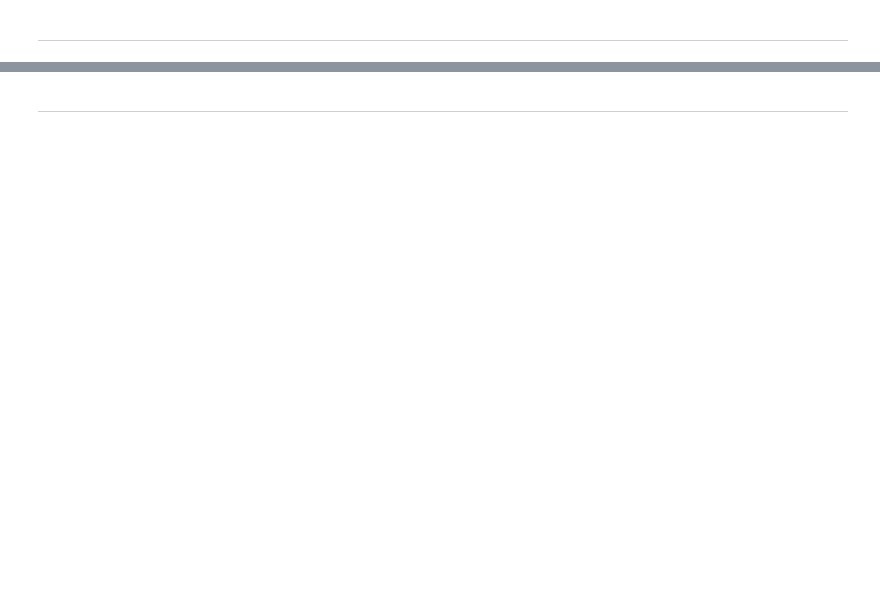
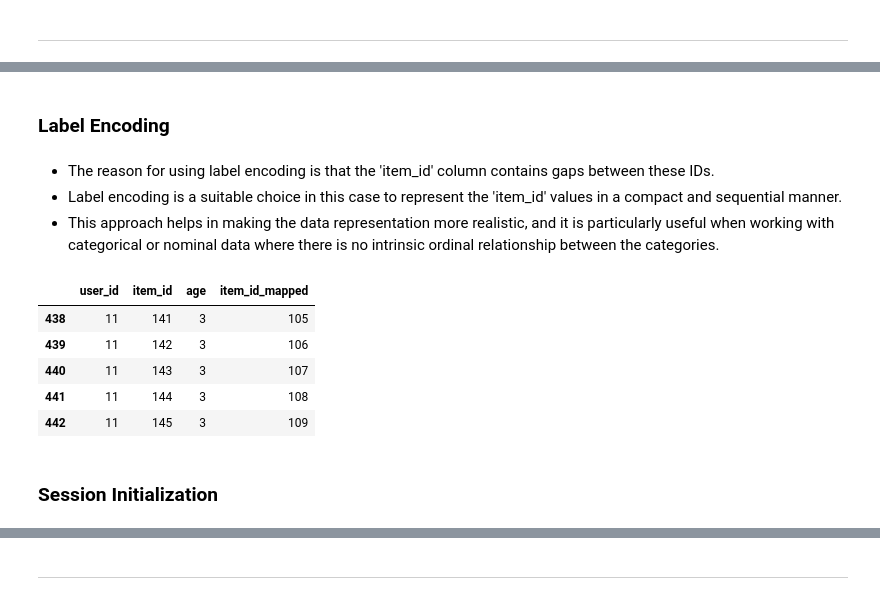
Before and after one commit to YaraElzahy/Tenrec-Session-Base-Recommendation-System, a Jupyter notebook: project_nextitnet.ipynb, the cells around one changed output, grey strips where cells are left out. Saved outputs shown, nothing was run; the diff lists cells and outputs as text; code cells hidden in the pictures; blank space fills up the shorter version.

```diff
--- a/project_nextitnet.ipynb
+++ b/project_nextitnet.ipynb
@@ -300,4 +272,0 @@ data['item_id'].value_counts().sort_values(ascending=False).head(20).plot.bar()
-# %%
-data['interactions'] = data['follow'] + data['share'] + data['like']
-display_sum_between(data, 'item_id', 'interactions')
-data.drop(columns=['interactions'], axis=1, inplace=True)
@@ -390,0 +378,25 @@ df1 = age1.copy()
+# %% [markdown]
+### Label Encoding
+# %% [markdown]
+- The reason for using label encoding is that the 'item_id' column contains gaps between these IDs.
+- Label encoding is a suitable choice in this case to represent the 'item_id' values in a compact and sequential manner.
+- This approach helps in making the data representation more realistic, and it is particularly useful when working with categorical or nominal data where there is no intrinsic ordinal relationship between the categories.
+# %%
+# Create a label encoding mapping for the item ids
+# The label encoding will assign unique integers to each unique 'item_id', starting from 1
+itemIdMapping1 = {k:i+1 for i, k in enumerate(sorted(list(age1['item_id'].unique())))}
+# %%
+# Create a new column 'item_id_mapped' by mapping the original 'item_id' values to their label encoded equivalents.
+age1["item_id_mapped"] = age1['item_id'].map(itemIdMapping1)
+# %%
+# Display the first 5 rows of the DataFrame 'age1'
+age1.head()
+# %% [output]
+|  | user_id | item_id | age | item_id_mapped |
+| 438 | 11 | 141 | 3 | 105 |
+| 439 | 11 | 142 | 3 | 106 |
+| 440 | 11 | 143 | 3 | 107 |
+| 441 | 11 | 144 | 3 | 108 |
+| 442 | 11 | 145 | 3 | 109 |
+# %% [markdown]
+### Session Initialization
```
Also changed, not shown: parts of 258 cells of this notebook, 1 other file.
